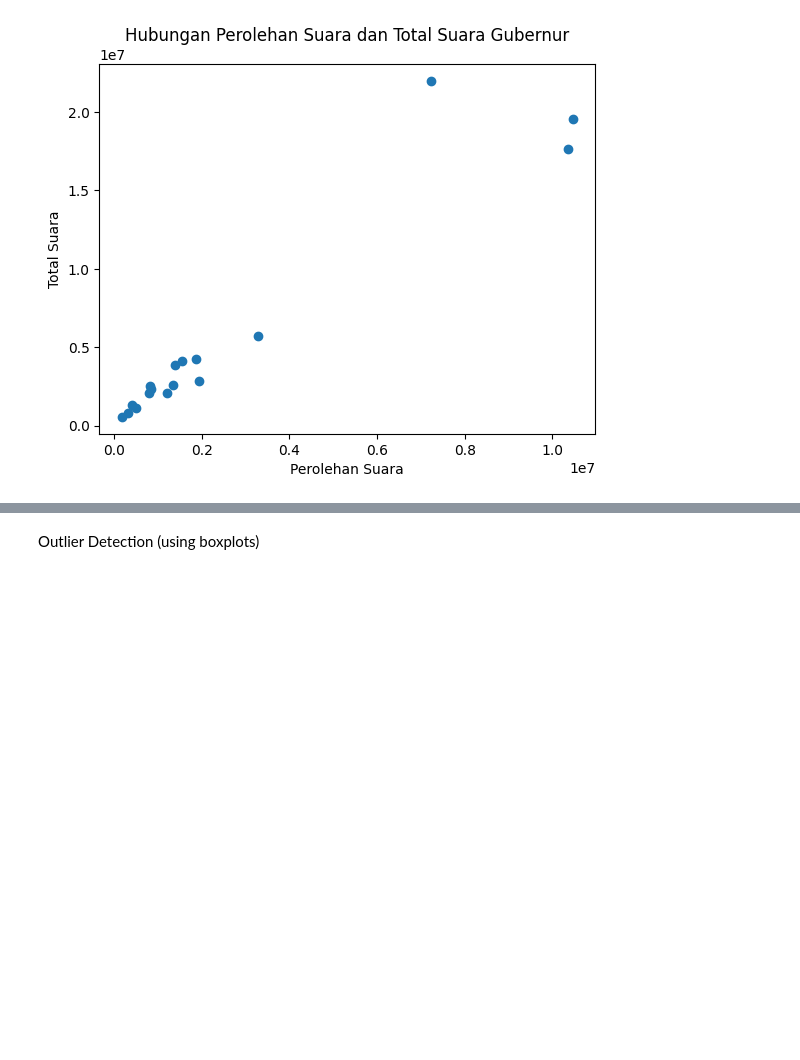
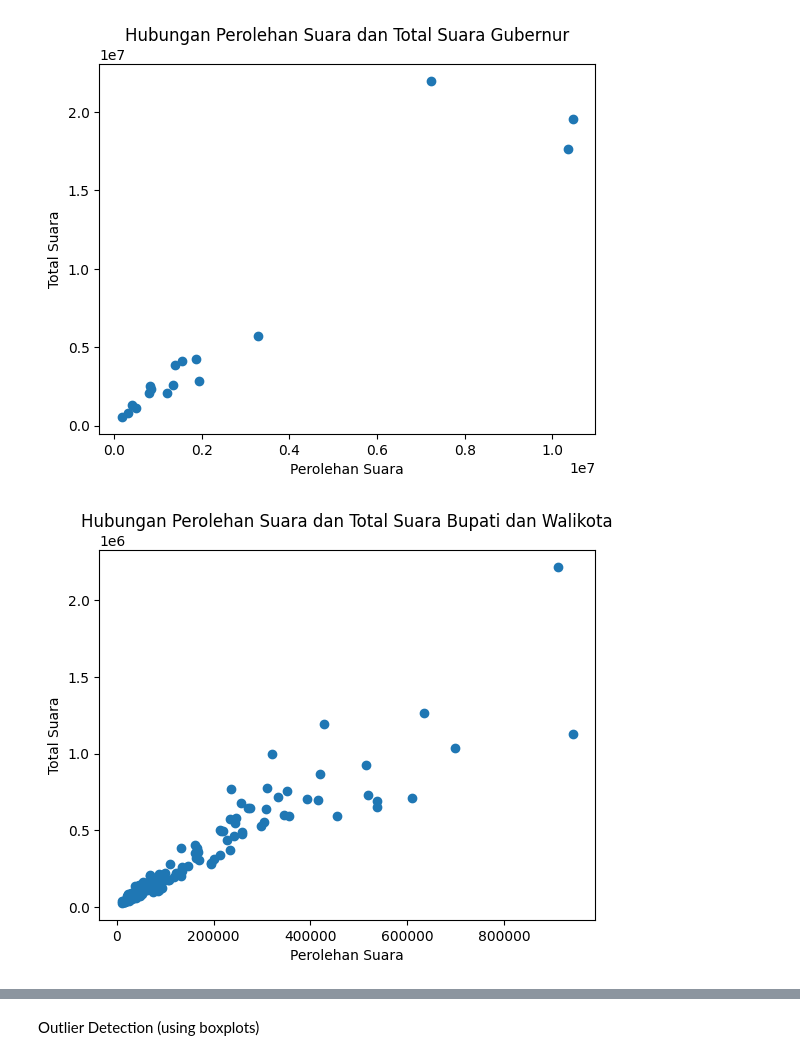
Before and after one commit to LatiefDataVisionary/eda-college-task, a Jupyter notebook: Tgs_EDA_pilkada.ipynb, the cells around one changed output, grey strips where cells are left out. Cells and saved outputs as stored; diff of their text form; code cells hidden in the pictures; blank space fills up the shorter version.

```diff
--- a/Tgs_EDA_pilkada.ipynb
+++ b/Tgs_EDA_pilkada.ipynb
@@ -192,3 +194,11 @@ plt.ylabel('Total Suara')
 plt.show()
 # %% [output]
 [figure]
+# %%
+plt.scatter(df_bupati_walkot['Perolehan Suara'], df_bupati_walkot['Total Suara'])
+plt.title('Hubungan Perolehan Suara dan Total Suara Bupati dan Walikota')
+plt.xlabel('Perolehan Suara')
+plt.ylabel('Total Suara')
+plt.show()
+# %% [output]
+[figure, added]
```
Also changed, not shown: parts of 6 cells of this notebook.
